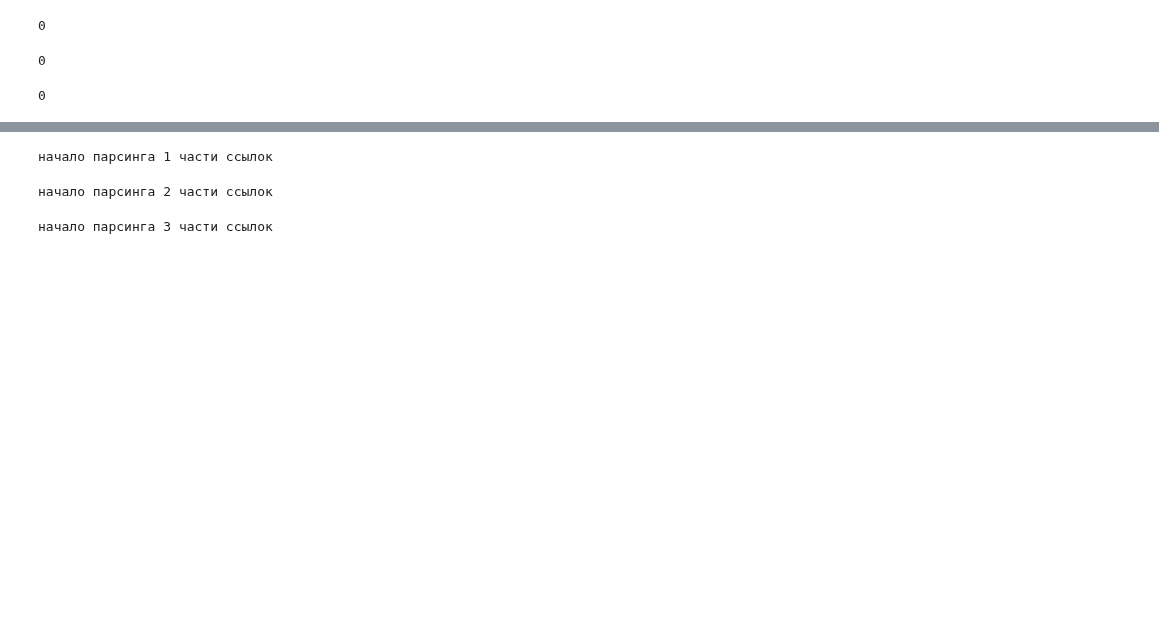
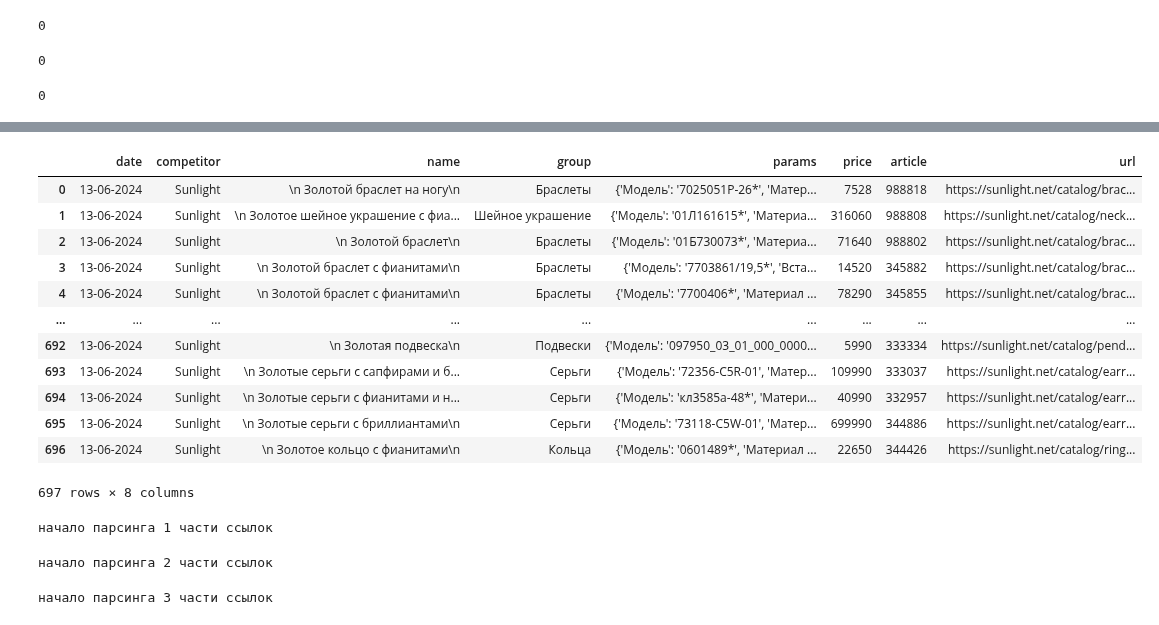
Before and after one commit to sergey-trenkin/notebooks, a Jupyter notebook: sunlight/sunlight.ipynb, the cells around one changed output, grey strips where cells are left out. Saved outputs shown, nothing was run; the diff lists cells and outputs as text; code cells hidden in the pictures; blank space fills up the shorter version.

```diff
--- a/sunlight/sunlight.ipynb
+++ b/sunlight/sunlight.ipynb
@@ -363,3 +401,19 @@ test = np.array_split(data, 20)
+# %%
+test[0]
+# %% [output]
+|  | date | competitor | name | group | params | price | article | url |
+| 0 | 13-06-2024 | Sunlight | \n Золотой браслет на ногу\n | Браслеты | {'Модель': '7025051Р-26*', 'Матер... | 7528 | 988818 | https://sunlight.net/catalog/brac... |
+| 1 | 13-06-2024 | Sunlight | \n Золотое шейное украшение с фиа... | Шейное украшение | {'Модель': '01Л161615*', 'Материа... | 316060 | 988808 | https://sunlight.net/catalog/neck... |
+| 2 | 13-06-2024 | Sunlight | \n Золотой браслет\n | Браслеты | {'Модель': '01Б730073*', 'Материа... | 71640 | 988802 | https://sunlight.net/catalog/brac... |
+| 3 | 13-06-2024 | Sunlight | \n Золотой браслет с фианитами\n | Браслеты | {'Модель': '7703861/19,5*', 'Вста... | 14520 | 345882 | https://sunlight.net/catalog/brac... |
+| 4 | 13-06-2024 | Sunlight | \n Золотой браслет с фианитами\n | Браслеты | {'Модель': '7700406*', 'Материал ... | 78290 | 345855 | https://sunlight.net/catalog/brac... |
+| ... | ... | ... | ... | ... | ... | ... | ... | ... |
+| 692 | 13-06-2024 | Sunlight | \n Золотая подвеска\n | Подвески | {'Модель': '097950_03_01_000_0000... | 5990 | 333334 | https://sunlight.net/catalog/pend... |
+| 693 | 13-06-2024 | Sunlight | \n Золотые серьги с сапфирами и б... | Серьги | {'Модель': '72356-C5R-01', 'Матер... | 109990 | 333037 | https://sunlight.net/catalog/earr... |
+| 694 | 13-06-2024 | Sunlight | \n Золотые серьги с фианитами и н... | Серьги | {'Модель': 'кл3585а-48*', 'Матери... | 40990 | 332957 | https://sunlight.net/catalog/earr... |
+| 695 | 13-06-2024 | Sunlight | \n Золотые серьги с бриллиантами\n | Серьги | {'Модель': '73118-C5W-01', 'Матер... | 699990 | 344886 | https://sunlight.net/catalog/earr... |
+| 696 | 13-06-2024 | Sunlight | \n Золотое кольцо с фианитами\n | Кольца | {'Модель': '0601489*', 'Материал ... | 22650 | 344426 | https://sunlight.net/catalog/ring... |
+697 rows × 8 columns
 # %%
 n = 0
 for i in range(n, 20):
```
Also changed, not shown: parts of 11 cells of this notebook.
